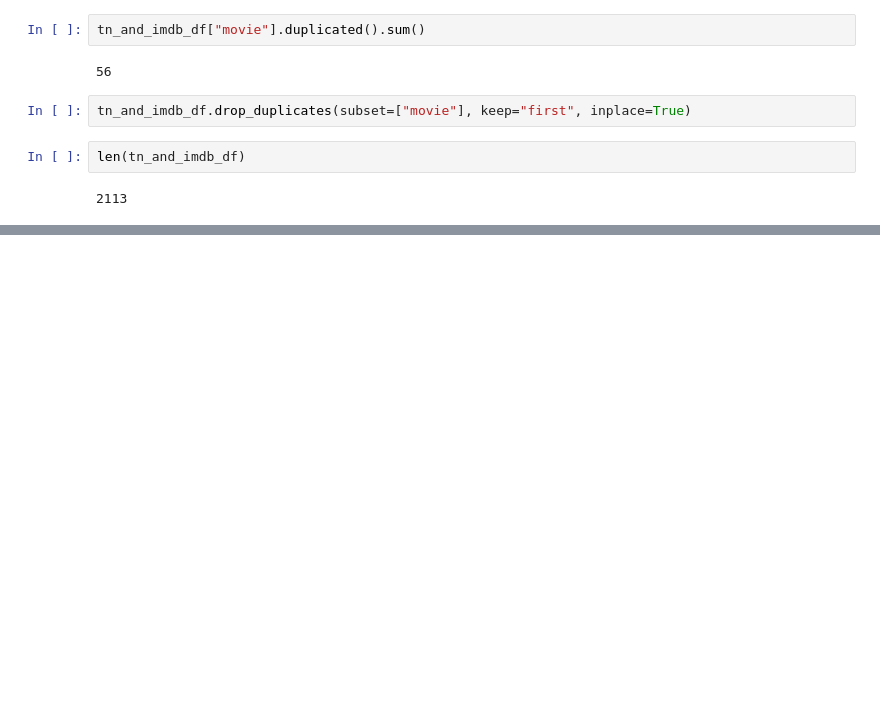
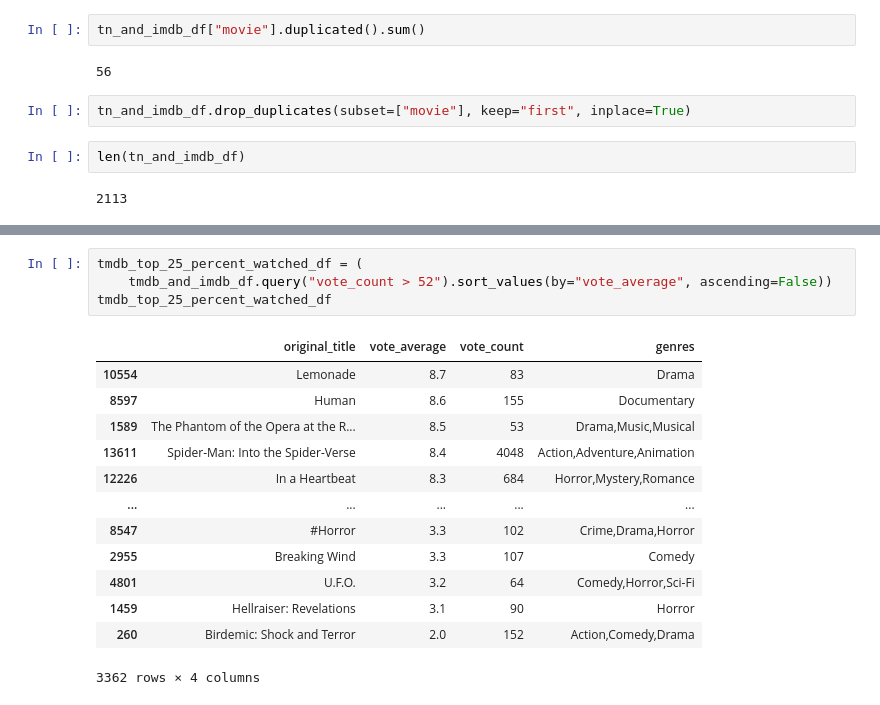
Before and after one commit to Collin9726/box-office-films-analysis, a Jupyter notebook: index.ipynb, the cells around one changed output, grey strips where cells are left out. Saved outputs shown, nothing was run; the diff lists cells and outputs as text; blank space fills up the shorter version.

```diff
--- a/index.ipynb
+++ b/index.ipynb
@@ -382,0 +502,18 @@ len(tn_and_imdb_df)
+# %%
+tmdb_top_25_percent_watched_df = (
+    tmdb_and_imdb_df.query("vote_count > 52").sort_values(by="vote_average", ascending=False))
+tmdb_top_25_percent_watched_df
+# %% [output]
+|  | original_title | vote_average | vote_count | genres |
+| 10554 | Lemonade | 8.7 | 83 | Drama |
+| 8597 | Human | 8.6 | 155 | Documentary |
+| 1589 | The Phantom of the Opera at the R... | 8.5 | 53 | Drama,Music,Musical |
+| 13611 | Spider-Man: Into the Spider-Verse | 8.4 | 4048 | Action,Adventure,Animation |
+| 12226 | In a Heartbeat | 8.3 | 684 | Horror,Mystery,Romance |
+| ... | ... | ... | ... | ... |
+| 8547 | #Horror | 3.3 | 102 | Crime,Drama,Horror |
+| 2955 | Breaking Wind | 3.3 | 107 | Comedy |
+| 4801 | U.F.O. | 3.2 | 64 | Comedy,Horror,Sci-Fi |
+| 1459 | Hellraiser: Revelations | 3.1 | 90 | Horror |
+| 260 | Birdemic: Shock and Terror | 2.0 | 152 | Action,Comedy,Drama |
+3362 rows × 4 columns
```
Also changed, not shown: parts of 11 cells of this notebook.
